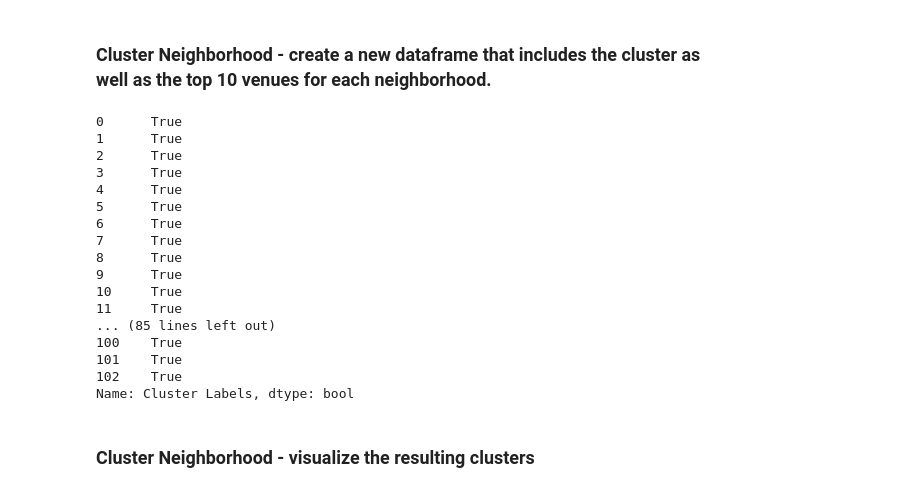
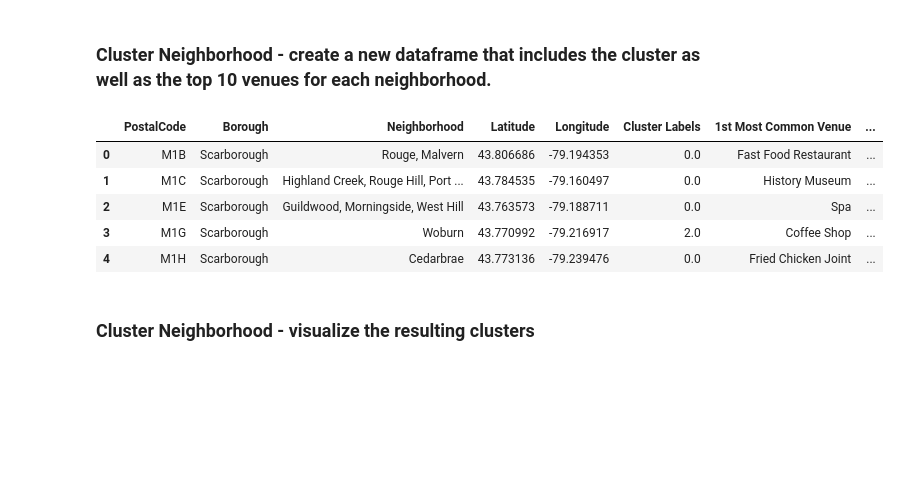
Before and after one commit to andrewwdao/Coursera_Data_Science_Capstone, a Jupyter notebook: Segmenting and Clustering/3.Cluster-the-neighborhoods-in-Toronto.ipynb, the cells around one changed output. Drawn from its saved outputs; the diff is of its cells as text; code cells hidden in the pictures; blank space fills up the shorter version.

```diff
--- a/Segmenting and Clustering/3.Cluster-the-neighborhoods-in-Toronto.ipynb
+++ b/Segmenting and Clustering/3.Cluster-the-neighborhoods-in-Toronto.ipynb
@@ -316,34 +316,22 @@ array([0, 0, 4, 0, 0, 0, 0, 0, 0, 0], dtype=int32)
 # %%
 # add clustering labels
 # neighborhoods_venues_sorted.insert(0, 'Cluster Labels', kmeans.labels_)
 
 toronto_merged = df
 
 # merge toronto_grouped with toronto_data to add latitude/longitude for each neighborhood
 toronto_merged = toronto_merged.join(neighborhoods_venues_sorted.set_index('Neighborhood'), on='Neighborhood')
 # Only process the cells that have an assigned cluster. Ignore (drop) cells with a cluster that is Not assigned.
 toronto_merged = toronto_merged[~np.isnan(toronto_merged['Cluster Labels'])]  # ~ equal to !
 
 toronto_merged.head() # check the last columns!
-toronto_merged['Cluster Labels'] !=float('NaN')
 # %% [output]
-0      True
-1      True
-2      True
-3      True
-4      True
-5      True
-6      True
-7      True
-8      True
-9      True
-10     True
-11     True
-... (85 lines left out)
-100    True
-101    True
-102    True
-Name: Cluster Labels, dtype: bool
+|  | PostalCode | Borough | Neighborhood | Latitude | Longitude | Cluster Labels | 1st Most Common Venue | ... |
+| 0 | M1B | Scarborough | Rouge, Malvern | 43.806686 | -79.194353 | 0.0 | Fast Food Restaurant | ... |
+| 1 | M1C | Scarborough | Highland Creek, Rouge Hill, Port ... | 43.784535 | -79.160497 | 0.0 | History Museum | ... |
+| 2 | M1E | Scarborough | Guildwood, Morningside, West Hill | 43.763573 | -79.188711 | 0.0 | Spa | ... |
+| 3 | M1G | Scarborough | Woburn | 43.770992 | -79.216917 | 2.0 | Coffee Shop | ... |
+| 4 | M1H | Scarborough | Cedarbrae | 43.773136 | -79.239476 | 0.0 | Fried Chicken Joint | ... |
 # %% [markdown]
 ### Cluster Neighborhood - visualize the resulting clusters
 # %%
```
